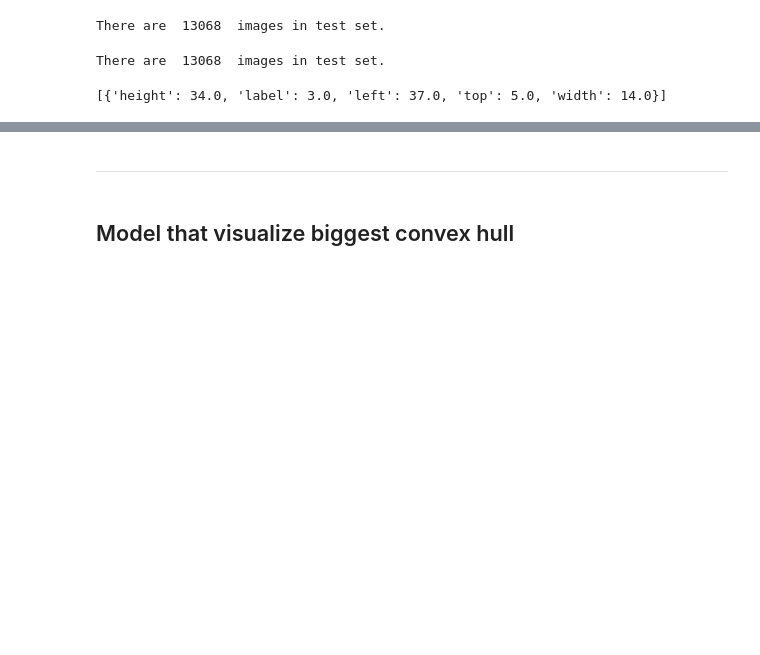
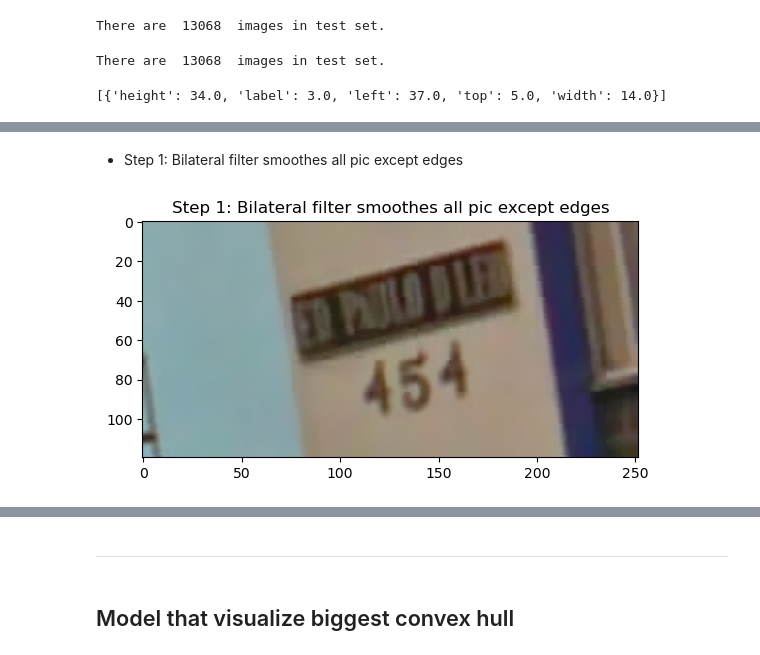
Before and after one commit to youssefg7/CSE483-Major-Task, a Jupyter notebook: trial-youssef format1only.ipynb, the cells around one changed output, grey strips where cells are left out. Drawn from its saved outputs; the diff is of its cells as text; code cells hidden in the pictures; blank space fills up the shorter version.

```diff
--- a/trial-youssef format1only.ipynb
+++ b/trial-youssef format1only.ipynb
@@ -69,0 +232,9 @@ TypeError: list indices must be integers or slices, not tuple
+# %% [markdown]
+- Step 1: Bilateral filter smoothes all pic except edges
+# %%
+image = cv2.bilateralFilter(trialImage,11,9,9)
+plt.imshow(image)
+plt.title("Step 1: Bilateral filter smoothes all pic except edges")
+plt.show()
+# %% [output]
+[figure, added]
```
Also changed, not shown: parts of 26 cells of this notebook.
